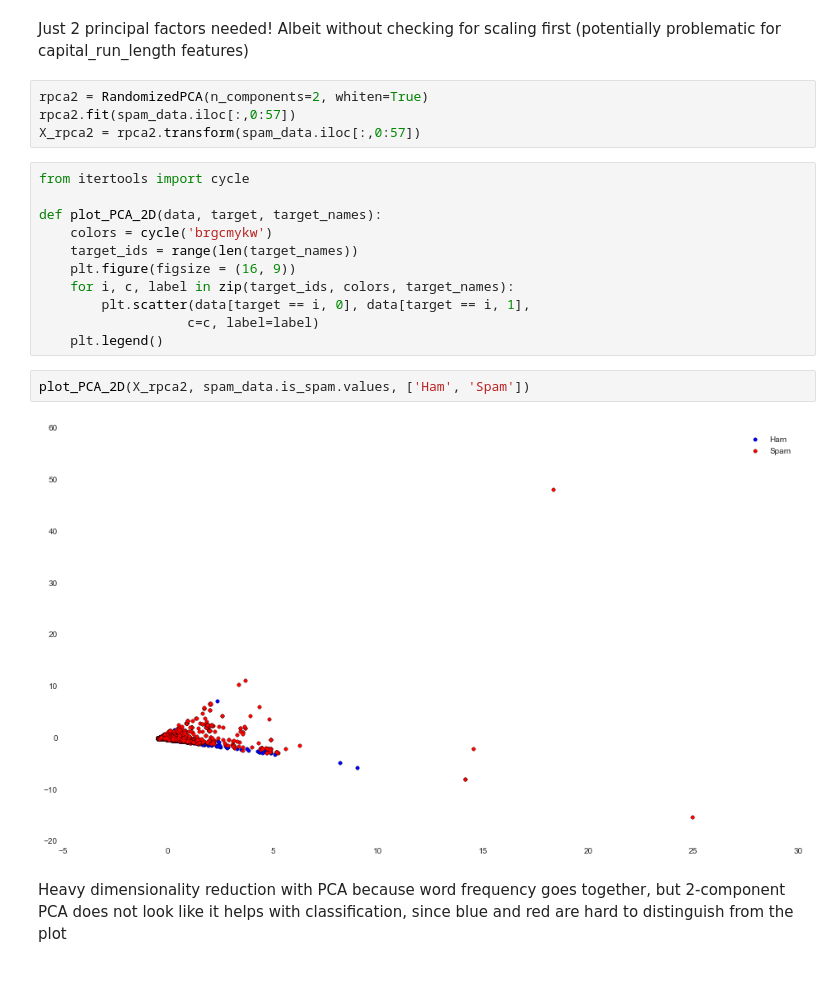
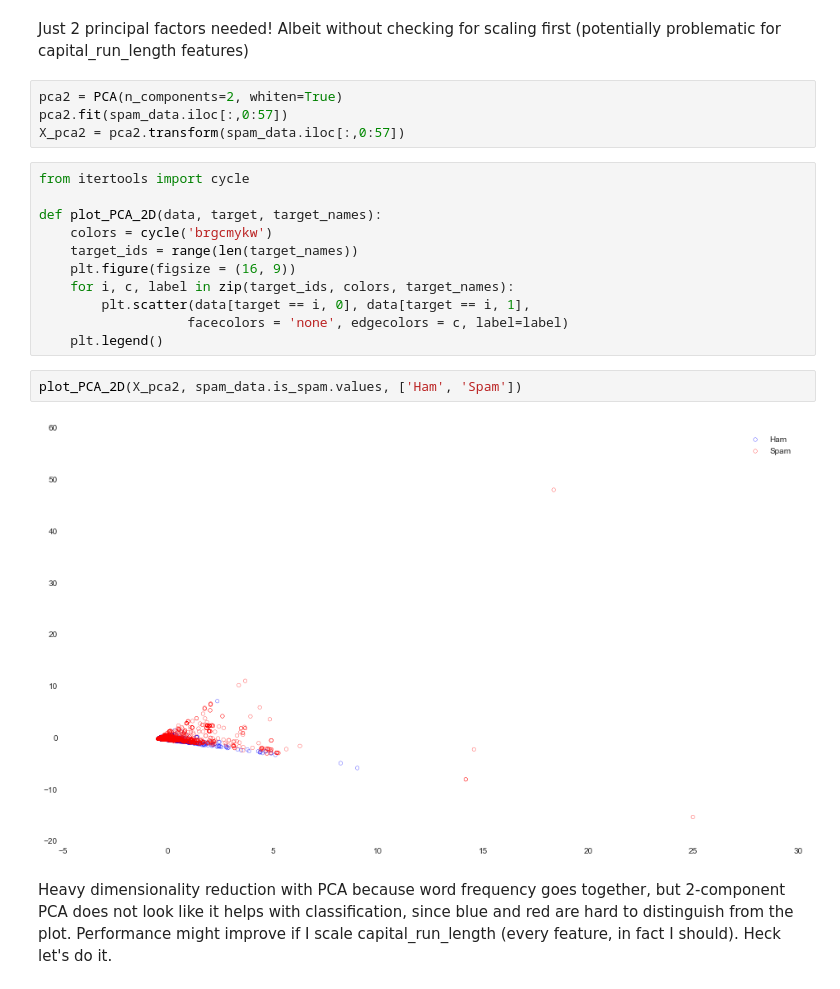
Before and after one commit to selwyth/DAT_SF_12, a Jupyter notebook: Homework/Dat_SF_12-Midterm-Questions_DF.ipynb, the cells around one changed output. Cells and saved outputs as stored; diff of their text form.

Commit message:
improved the PCA visualization in midterm

```diff
--- a/Homework/Dat_SF_12-Midterm-Questions_DF.ipynb
+++ b/Homework/Dat_SF_12-Midterm-Questions_DF.ipynb
@@ -527,9 +527,9 @@ pca_summary(rpca).T
 # %% [markdown]
 Just 2 principal factors needed! Albeit without checking for scaling first (potentially problematic for capital_run_length features)
 # %%
-rpca2 = RandomizedPCA(n_components=2, whiten=True)
-rpca2.fit(spam_data.iloc[:,0:57])
-X_rpca2 = rpca2.transform(spam_data.iloc[:,0:57])
+pca2 = PCA(n_components=2, whiten=True)
+pca2.fit(spam_data.iloc[:,0:57])
+X_pca2 = pca2.transform(spam_data.iloc[:,0:57])
 # %%
 from itertools import cycle
 
@@ -539,11 +539,11 @@ def plot_PCA_2D(data, target, target_names):
     plt.figure(figsize = (16, 9))
     for i, c, label in zip(target_ids, colors, target_names):
         plt.scatter(data[target == i, 0], data[target == i, 1],
-                   c=c, label=label)
+                   facecolors = 'none', edgecolors = c, label=label)
     plt.legend()
 # %%
-plot_PCA_2D(X_rpca2, spam_data.is_spam.values, ['Ham', 'Spam'])
+plot_PCA_2D(X_pca2, spam_data.is_spam.values, ['Ham', 'Spam'])
 # %% [output]
-[figure, old version]
+[figure, new version]
 # %% [markdown]
-Heavy dimensionality reduction with PCA because word frequency goes together, but 2-component PCA does not look like it helps with classification, since blue and red are hard to distinguish from the plot
+Heavy dimensionality reduction with PCA because word frequency goes together, but 2-component PCA does not look like it helps with classification, since blue and red are hard to distinguish from the plot. Performance might improve if I scale capital_run_length (every feature, in fact I should). Heck let's do it.
```
Also changed, not shown: parts of 24 cells of this notebook, 1 other file.
